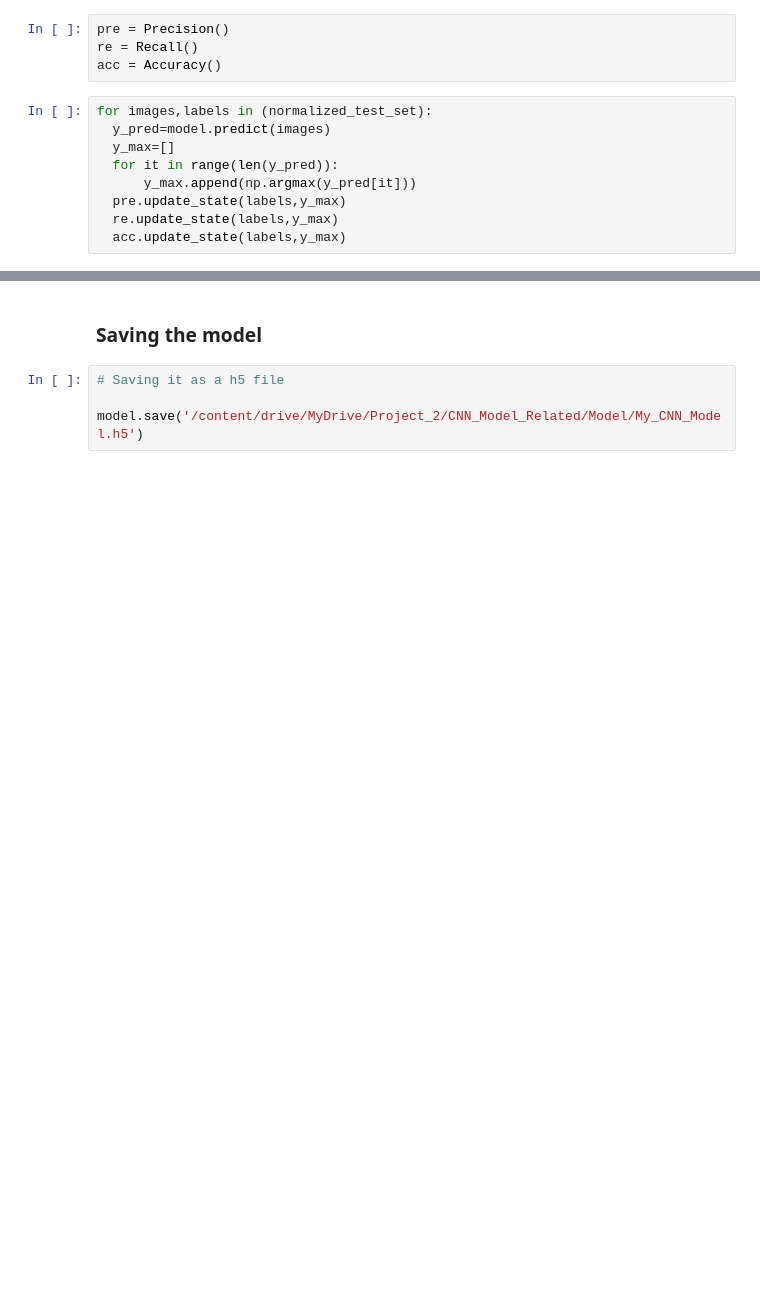
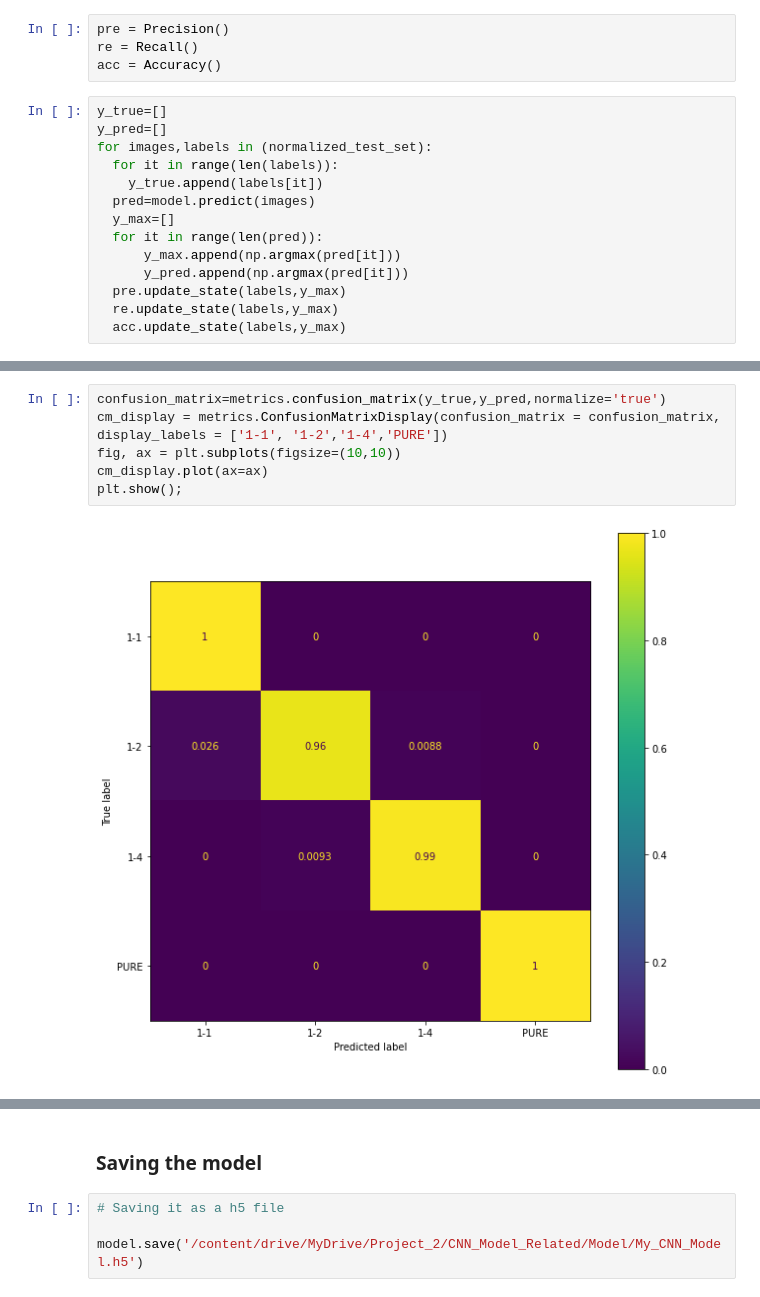
Before and after one commit to Debashis08/Project_2_CNN_Model_Conference_Related, a Jupyter notebook: Jupyter Notebook Code/Project_2_CNN_Model_Code.ipynb, the cells around one changed output, grey strips where cells are left out. Cells and saved outputs as stored; diff of their text form; blank space fills up the shorter version.

Commit message:
added the confusion matrix

```diff
--- a/Jupyter Notebook Code/Project_2_CNN_Model_Code.ipynb
+++ b/Jupyter Notebook Code/Project_2_CNN_Model_Code.ipynb
@@ -185,11 +194,16 @@ pre = Precision()
 re = Recall()
 acc = Accuracy()
 # %%
+y_true=[]
+y_pred=[]
 for images,labels in (normalized_test_set):
-  y_pred=model.predict(images)
+  for it in range(len(labels)):
+    y_true.append(labels[it])
+  pred=model.predict(images)
   y_max=[]
-  for it in range(len(y_pred)):
-      y_max.append(np.argmax(y_pred[it]))
+  for it in range(len(pred)):
+      y_max.append(np.argmax(pred[it]))
+      y_pred.append(np.argmax(pred[it]))
   pre.update_state(labels,y_max)
   re.update_state(labels,y_max)
   acc.update_state(labels,y_max)
@@ -214,3 +228,11 @@ for images,labels in (normalized_test_set):
+# %%
+confusion_matrix=metrics.confusion_matrix(y_true,y_pred,normalize='true')
+cm_display = metrics.ConfusionMatrixDisplay(confusion_matrix = confusion_matrix, display_labels = ['1-1', '1-2','1-4','PURE'])
+fig, ax = plt.subplots(figsize=(10,10))
+cm_display.plot(ax=ax)
+plt.show();
+# %% [output]
+[figure, added]
 # %%
 print(f'Precision: {pre.result().numpy()}, Recall: {re.result().numpy()}, Accuracy: {acc.result().numpy()}')
 # %% [output]
```
Also changed, not shown: parts of 10 cells of this notebook, 50 other files.
